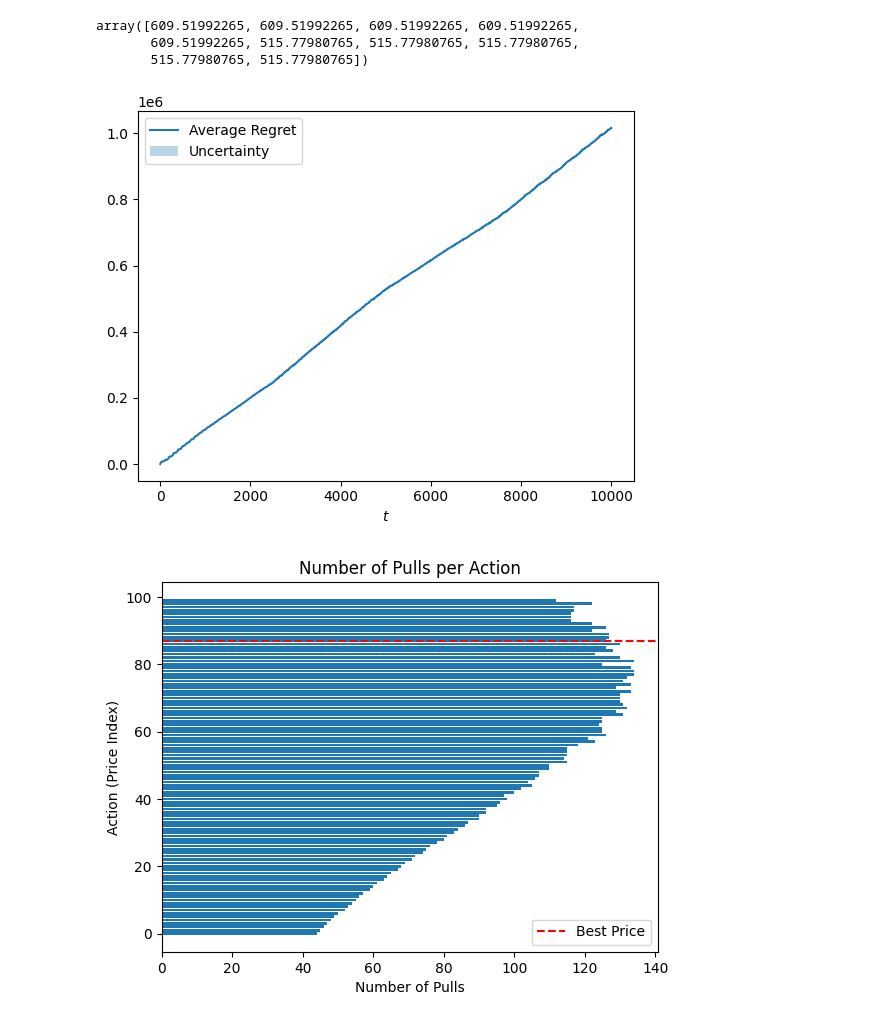
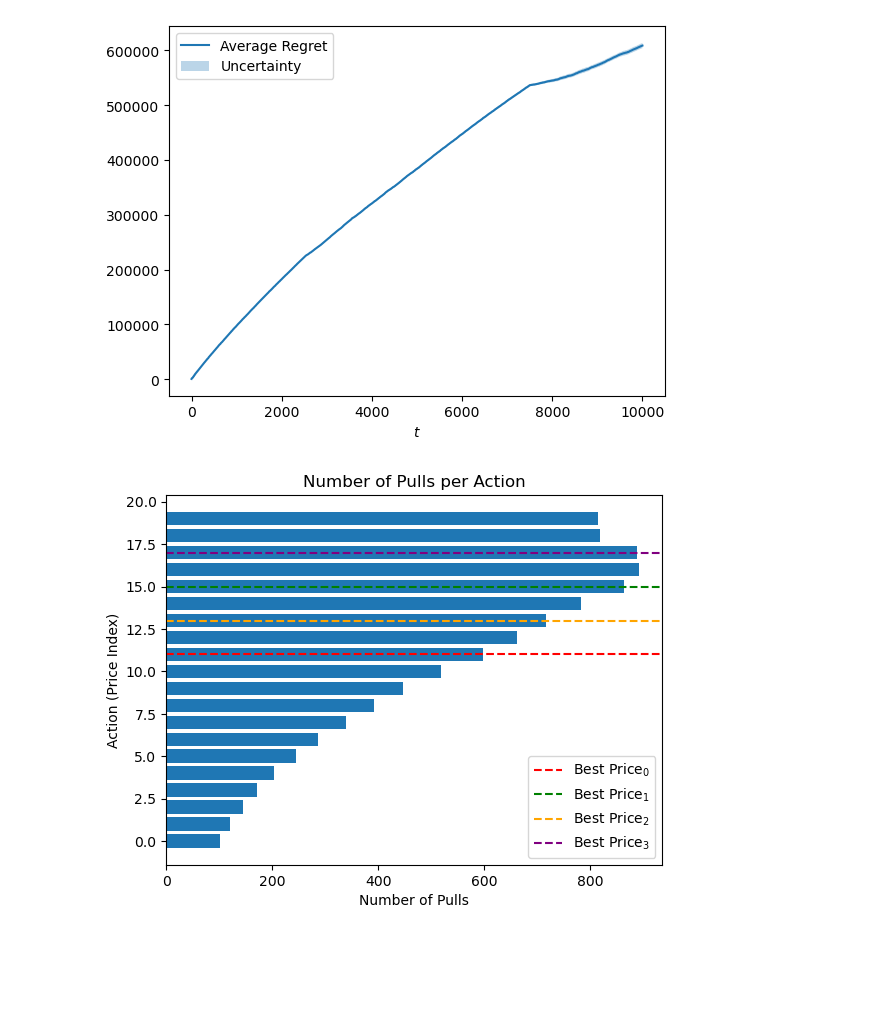
Before and after one commit to GabriFarace/OLA-project, a Jupyter notebook: requirement3.ipynb, the cells around one changed output. Saved outputs shown, nothing was run; the diff lists cells and outputs as text; code cells hidden in the pictures; blank space fills up the shorter version.

```diff
--- a/requirement3.ipynb
+++ b/requirement3.ipynb
@@ -82,3 +100,0 @@ plt.show()
-# %%
-for i in range(n_intervals):
-    print(f'Best price for slope {slopes[i]}: {best_prices[i]} - Price index: {best_prices_indices[i]}')
@@ -110,12 +139,3 @@ class UCB1Agent:
         self.n_pulls[self.action_t] += 1
         self.average_rewards[self.action_t] += (reward_t - self.average_rewards[self.action_t]) / self.n_pulls[self.action_t]
         self.t += 1
-# %%
-# Let's compute the clairvoyant rewards in expectation
-# Best policy in hindsight
-reward_function = lambda price, n_sales: n_sales * (price - cost)
-maximum_profit = reward_function(prices.max(), n_customers)
-
-# Let's compute the clairvoyant rewards in expectation -> best policy in hindsight
-best_rewards = np.array([reward_function(prices[best_price_index], n_customers) for best_price_index in best_prices_indices])
-best_rewards
@@ -129,42 +142,8 @@ best_cumulative_reward
-# %%
-expected_clairvoyant_rewards = np.array([])
-for i in range(n_intervals):
-    profit_curve = profit_curves[i]
-    best_price_index = best_prices_indices[i]
-    partial_expected_clairvoyant_rewards = np.repeat(profit_curve[best_price_index], interval_length)
-    expected_clairvoyant_rewards = np.append(expected_clairvoyant_rewards, partial_expected_clairvoyant_rewards)
-# %%
-expected_clairvoyant_rewards[4995:5005]
-# %% [output]
-array([609.51992265, 609.51992265, 609.51992265, 609.51992265,
-       609.51992265, 515.77980765, 515.77980765, 515.77980765,
-       515.77980765, 515.77980765])
 # %%
-# Let's compute the clairvoyant rewards in expectation
-# Best policy in hindsight
-reward_function = lambda price, n_sales: n_sales * (price - cost)
-maximum_profit = reward_function(prices.max(), n_customers)
-
-# Let's compute the clairvoyant rewards in expectation -> best policy in hindsight
-best_rewards = np.array([reward_function(prices[best_price_index], n_customers) for best_price_index in best_prices_indices])
-best_cumulative_reward = sum(best_rewards)
-expected_clairvoyant_rewards = np.array([])
-for i in range(n_intervals):
-    profit_curve = profit_curves[i]
-    best_price_index = best_prices_indices[i]
-    partial_expected_clairvoyant_rewards = np.repeat(profit_curve[best_price_index], interval_length)
-    expected_clairvoyant_rewards = np.append(expected_clairvoyant_rewards, partial_expected_clairvoyant_rewards)
-
-n_trials = 1
-
 regret_per_trial = []
 
-df = pd.DataFrame(columns=['Trial', 't', 'Price Index', 'Price', 'Demand', 'Reward', 'Expected Reward', 'Regret', 'Best Price Index'])
-
-for seed in range(n_trials):
-    #np.random.seed(seed)
-
-    env = NonStationaryPricingEnvironment(slopes, cost, interval_length, seed=seed)
+for seed in range(N_TRIALS):
+    env = NonStationaryPricingEnvironment(slopes, COST, INTERVAL_LENGTH, seed=seed)
     agent = UCB1Agent(K, T, range=maximum_profit)
 
     agent_rewards = np.array([])
@@ -172,54 +151,40 @@ for seed in range(n_trials):
     for t in range(T):
         price_index_t = agent.pull_arm()
         price_t = prices[price_index_t]
-        demand_t, reward_t = env.round(price_t, n_customers)
+        demand_t, reward_t = env.round(price_t, N_CUSTOMERS)
         agent.update(reward_t)
-
-        # Logging
-        row = {
-            'Trial': seed,
-            't': t,
-            'Price Index': price_index_t,
-            'Price': price_t,
-            'Demand': demand_t,
-            'Reward': reward_t,
-            'Expected Reward': expected_clairvoyant_rewards[t],
-            'Regret': expected_clairvoyant_rewards[t] - reward_t,
-            'Best Price Index': best_prices_indices[t // interval_length]
-        }
-        df = pd.concat([df, pd.DataFrame(row, index=[0])])
 
         agent_rewards = np.append(agent_rewards, reward_t)
 
     cumulative_regret = np.cumsum(expected_clairvoyant_rewards - agent_rewards)
     regret_per_trial.append(cumulative_regret)
 
 regret_per_trial = np.array(regret_per_trial)
 
 average_regret = regret_per_trial.mean(axis=0)
 regret_std = regret_per_trial.std(axis=0)
-regret_std_normalized = regret_std / np.sqrt(n_trials)
+regret_std_normalized = regret_std / np.sqrt(N_TRIALS)
 
 
 # Plotting
 plt.plot(np.arange(T), average_regret, label='Average Regret')
 plt.fill_between(np.arange(T),
                  average_regret - regret_std_normalized,
                  average_regret + regret_std_normalized,
                  alpha=0.3,
                  label='Uncertainty')
 plt.xlabel('$t$')
 plt.legend()
 plt.show()
 
-plt.figure()
 plt.barh(np.arange(K), agent.n_pulls)
-plt.axhline(y=best_price_index, color='red', linestyle='--', label='Best Price')
+for i in range(N_INTERVALS):
+    plt.axhline(y=best_prices_indices[i], color=COLORS[i], linestyle='--', label=f'Best Price$_{i}$')
 plt.xlabel('Number of Pulls')
 plt.ylabel('Action (Price Index)')
 plt.legend()
 plt.title('Number of Pulls per Action')
 plt.show()
 # %% [output]
-[figure, old version]
+[figure, new version]
-[figure, old version]
+[figure, new version]
```
Also changed, not shown: parts of 23 cells of this notebook.
